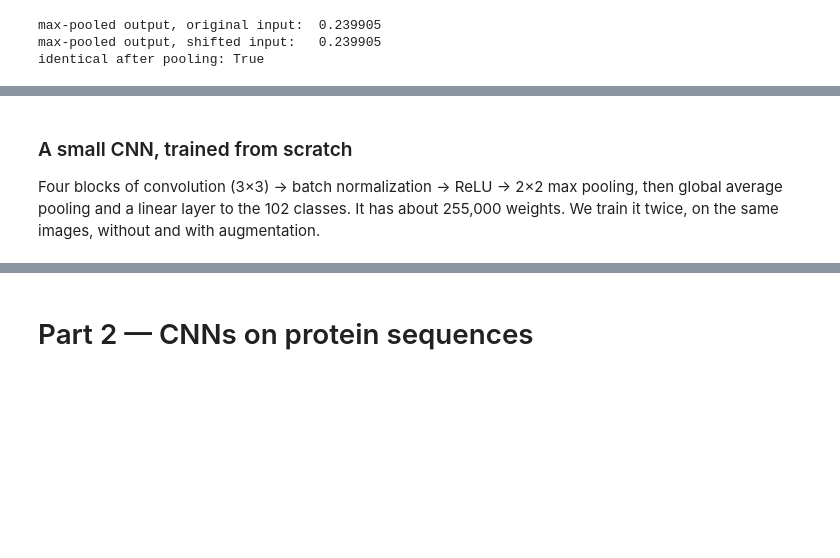
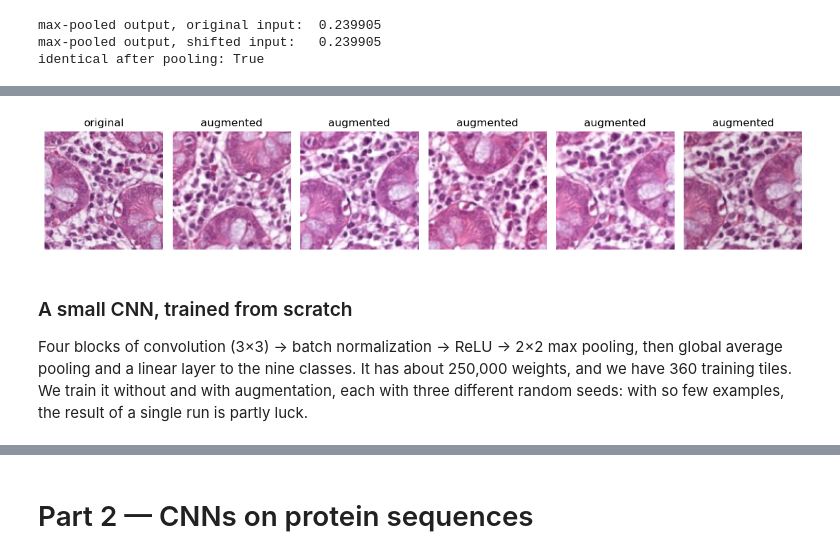
Before and after one commit to ElofssonLab/kb8029-book, a Jupyter notebook: notebooks/session10-cnns-in-code.ipynb, the cells around one changed output, grey strips where cells are left out. Cells and saved outputs as stored; diff of their text form; code cells hidden in the pictures; blank space fills up the shorter version.

```diff
--- a/notebooks/session10-cnns-in-code.ipynb
+++ b/notebooks/session10-cnns-in-code.ipynb
@@ -180,8 +205,45 @@ plt.tight_layout(); plt.savefig(f"{FIGS}/session10-augmentation.png", dpi=150, b
+# %%
+class RotateFlip:
+    """One of the eight symmetries of a square: rotate by 0, 90, 180 or 270 degrees, maybe mirror."""
+    def __call__(self, img):
+        img = img.rotate(90 * np.random.randint(4))
+        return img.transpose(Image.FLIP_LEFT_RIGHT) if np.random.rand() < 0.5 else img
+
+norm = T.Normalize([0.485, 0.456, 0.406], [0.229, 0.224, 0.225])     # ImageNet channel statistics
+plain_tf = T.Compose([T.ToTensor(), norm])
+augment = T.Compose([RotateFlip(), T.RandomResizedCrop(112, scale=(0.8, 1.0), ratio=(1, 1)),
+                     T.ColorJitter(0.1, 0.1, 0.1, 0.02)])
+aug_tf = T.Compose([augment, T.ToTensor(), norm])
+
+class Tiles(Dataset):
+    def __init__(self, split, tf):
+        self.images, self.labels = tiles[split]; self.tf = tf
+    def __len__(self): return len(self.labels)
+    def __getitem__(self, i): return self.tf(self.images[i]), int(self.labels[i])
+
+def cache(ds):
+    """Transform every image once and keep the tensors in memory (for data without random augmentation)."""
+    xs, ys = zip(*[ds[i] for i in range(len(ds))])
+    return TensorDataset(torch.stack(xs), torch.tensor(ys))
+train_plain_c, val_c, test_c = cache(Tiles("train", plain_tf)), cache(Tiles("val", plain_tf)), cache(Tiles("test", plain_tf))
+train_aug = Tiles("train", aug_tf)
+
+np.random.seed(1); torch.manual_seed(1)
+img0 = tiles["train"][0][int(np.where(tiles["train"][1] == 6)[0][0])]     # a normal-mucosa tile
+fig, axes = plt.subplots(1, 6, figsize=(12, 2.4))
+axes[0].imshow(img0); axes[0].set_title("original")
+for ax in axes[1:]:
+    ax.imshow(augment(img0)); ax.set_title("augmented")
+for ax in axes: ax.axis("off")
+plt.tight_layout(); plt.savefig(f"{FIGS}/session10-augmentation.png", dpi=150, bbox_inches="tight"); plt.show()
+# %% [output]
+[figure, added]
 # %% [markdown]
 ### A small CNN, trained from scratch
 
 Four blocks of convolution (3×3) → batch normalization → ReLU → 2×2 max
-pooling, then global average pooling and a linear layer to the 102
-classes. It has about 255,000 weights. We train it twice, on the same
-images, without and with augmentation.
+pooling, then global average pooling and a linear layer to the nine
+classes. It has about 250,000 weights, and we have 360 training tiles. We
+train it without and with augmentation, each with three different random
+seeds: with so few examples, the result of a single run is partly luck.
 # %%
```
Also changed, not shown: parts of 24 cells of this notebook, 15 other files.
